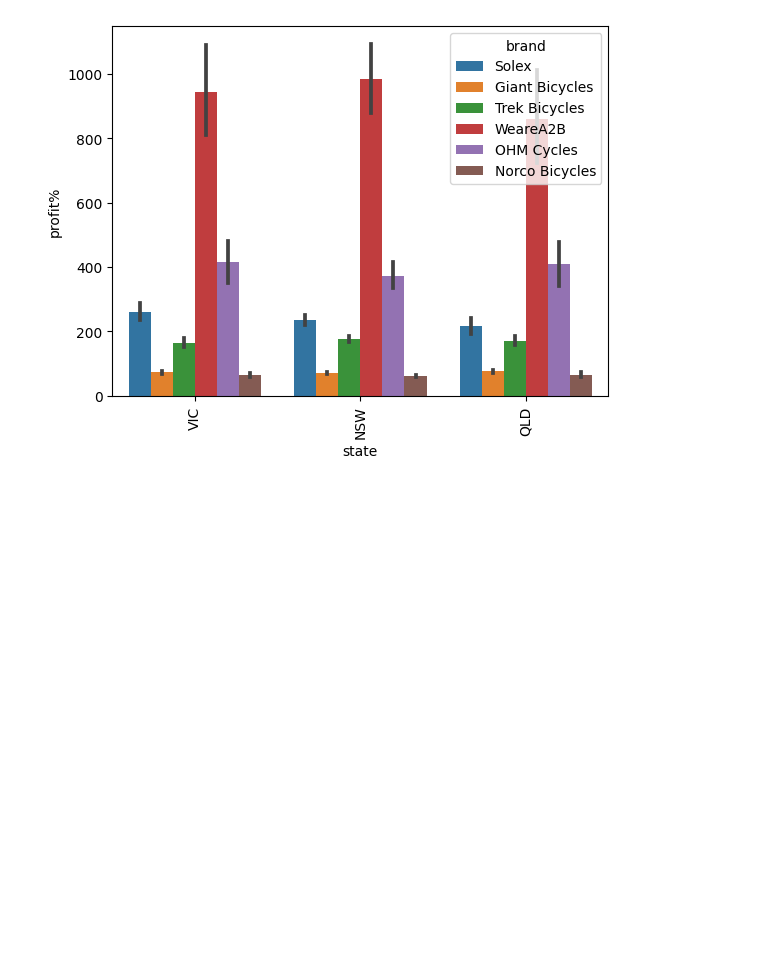
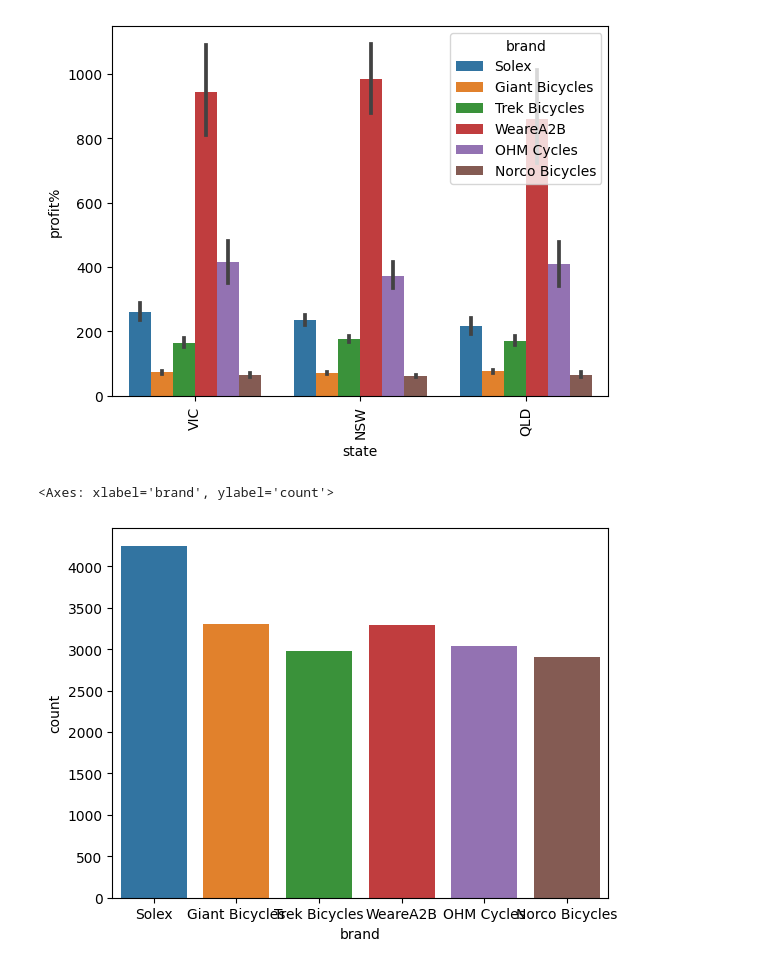
Before and after one commit to Shanki200801/KPMGinternship, a Jupyter notebook: task2_eda.ipynb, the cells around one changed output. Cells and saved outputs as stored; diff of their text form; code cells hidden in the pictures; blank space fills up the shorter version.

```diff
--- a/task2_eda.ipynb
+++ b/task2_eda.ipynb
@@ -101,3 +117,8 @@ chart4
 # %% [output]
 <Axes: xlabel='state', ylabel='profit%'>
 [figure]
+# %%
+sns.countplot(x=df_merged['brand'])
+# %% [output]
+<Axes: xlabel='brand', ylabel='count'>
+[figure, added]
```
Also changed, not shown: parts of 9 cells of this notebook.
